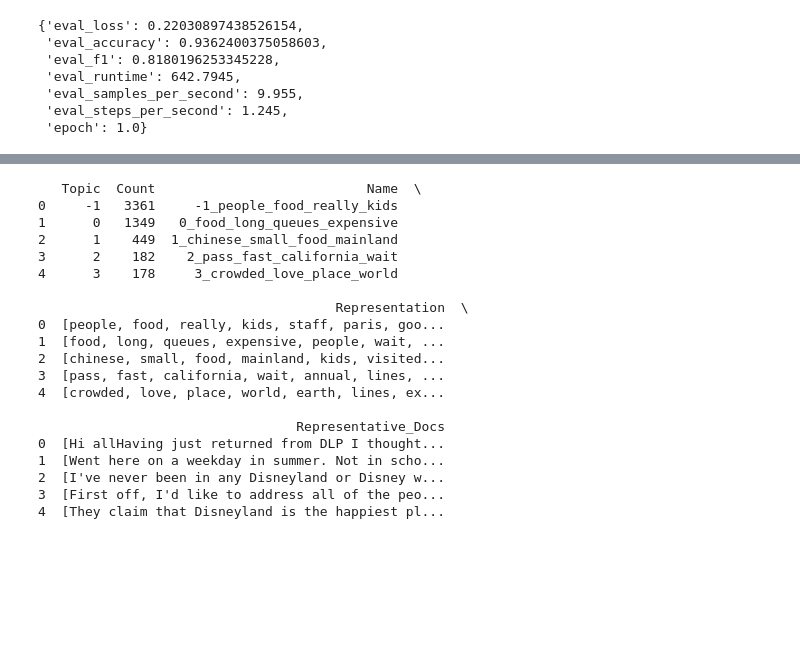
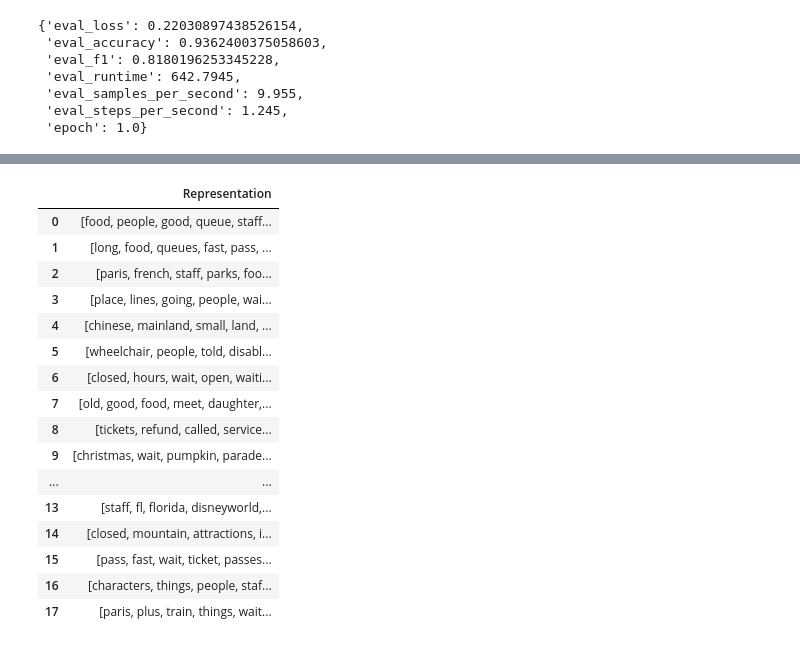
Before and after one commit to reallyjustalan/DSA3101_Group8_Project1, a Jupyter notebook: B4/DSA3101_B4_Predictive_Modelling.ipynb, the cells around one changed output, grey strips where cells are left out. Saved outputs shown, nothing was run; the diff lists cells and outputs as text; code cells hidden in the pictures; blank space fills up the shorter version.

```diff
--- a/B4/DSA3101_B4_Predictive_Modelling.ipynb
+++ b/B4/DSA3101_B4_Predictive_Modelling.ipynb
@@ -559,51 +412,39 @@ trainer.evaluate(test_ds)
 # %%
 import pandas as pd
-from bertopic import BERTopic
-from sklearn.feature_extraction.text import CountVectorizer, ENGLISH_STOP_WORDS
-import plotly.io as pio
-
-
-# --- Load high-risk reviews ---
-df = pd.read_csv("Labelled_DisneylandReviews.csv")
-high_risk_reviews = df[df["bert_sentiment"].isin(["1 star", "2 stars"])]["Review_Text"].dropna().tolist()
+from IPython.display import display, HTML
 
 # --- Define custom stopwords ---
 custom_stopwords = set(ENGLISH_STOP_WORDS)
 custom_stopwords.update([
     "disneyland", "disney", "park", "hong", "kong", "hk",
     "visit", "visiting", "went", "ride", "rides", "day", "just",
     "got", "go", "line", "time", "like", "also", "one", "even"
 ])
 
-# --- Vectorizer ---
-vectorizer_model = CountVectorizer(stop_words="english", min_df=2, ngram_range=(1, 3))
+# --- Vectorizer for BERTopic ---
 vectorizer_model = CountVectorizer(stop_words=list(custom_stopwords))
 
-# --- Train BERTopic ---
+# --- Run BERTopic ---
 topic_model = BERTopic(vectorizer_model=vectorizer_model)
-topics, probs = topic_model.fit_transform(high_risk_reviews)
+topics, probs = topic_model.fit_transform(predicted_high_risk)
 
-# --- View topic summary ---
 topic_info = topic_model.get_topic_info()
-print(topic_info.head())
+display(HTML(topic_info[['Representation']].to_html(max_rows=100)))
 # %% [output]
-   Topic  Count                           Name  \
-0     -1   3361     -1_people_food_really_kids
-1      0   1349   0_food_long_queues_expensive
-2      1    449  1_chinese_small_food_mainland
-3      2    182    2_pass_fast_california_wait
-4      3    178     3_crowded_love_place_world
-
-                                      Representation  \
-0  [people, food, really, kids, staff, paris, goo...
-1  [food, long, queues, expensive, people, wait, ...
-2  [chinese, small, food, mainland, kids, visited...
-3  [pass, fast, california, wait, annual, lines, ...
-4  [crowded, love, place, world, earth, lines, ex...
-
-                                 Representative_Docs
-0  [Hi allHaving just returned from DLP I thought...
-1  [Went here on a weekday in summer. Not in scho...
-2  [I've never been in any Disneyland or Disney w...
-3  [First off, I'd like to address all of the peo...
-4  [They claim that Disneyland is the happiest pl...
+|  | Representation |
+| 0 | [food, people, good, queue, staff... |
+| 1 | [long, food, queues, fast, pass, ... |
+| 2 | [paris, french, staff, parks, foo... |
+| 3 | [place, lines, going, people, wai... |
+| 4 | [chinese, mainland, small, land, ... |
+| 5 | [wheelchair, people, told, disabl... |
+| 6 | [closed, hours, wait, open, waiti... |
+| 7 | [old, good, food, meet, daughter,... |
+| 8 | [tickets, refund, called, service... |
+| 9 | [christmas, wait, pumpkin, parade... |
+| ... | ... |
+| 13 | [staff, fl, florida, disneyworld,... |
+| 14 | [closed, mountain, attractions, i... |
+| 15 | [pass, fast, wait, ticket, passes... |
+| 16 | [characters, things, people, staf... |
+| 17 | [paris, plus, train, things, wait... |
```
Also changed, not shown: parts of 30 cells of this notebook.
